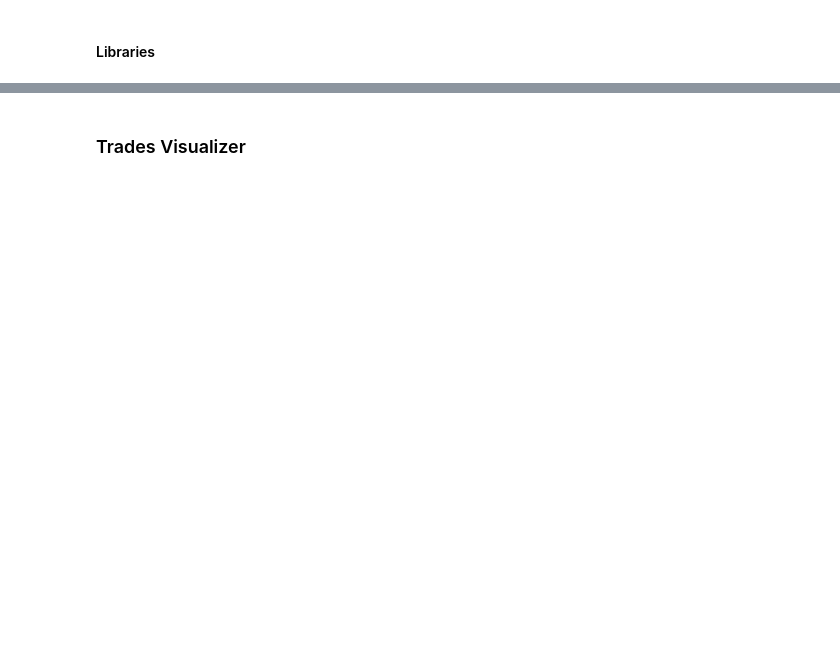
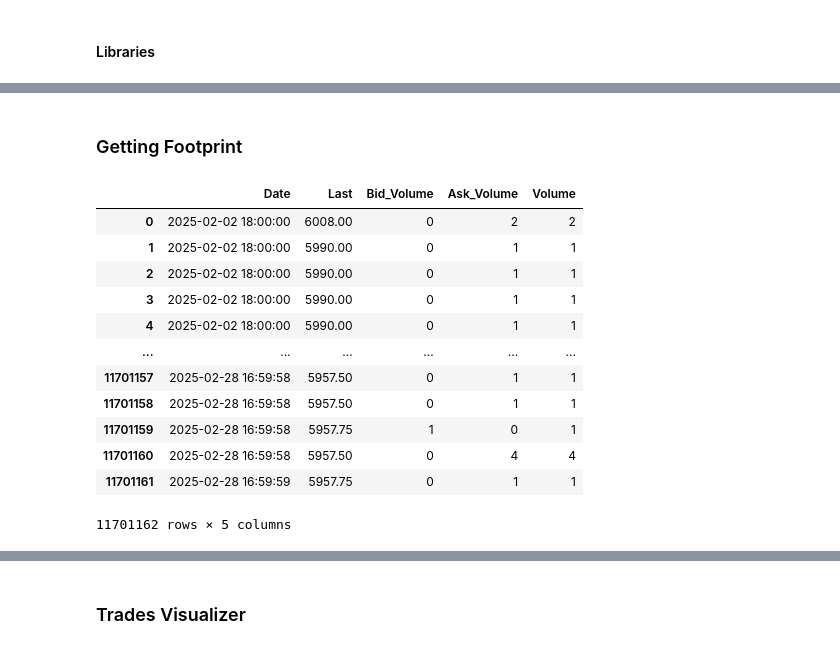
Before and after one commit to mostoro/DeltaX, a Jupyter notebook: deltax.ipynb, the cells around one changed output, grey strips where cells are left out. Drawn from its saved outputs; the diff is of its cells as text; code cells hidden in the pictures; blank space fills up the shorter version.

Commit message:
Getting footprint, previous tests were not based on it, they were wrong

```diff
--- a/deltax.ipynb
+++ b/deltax.ipynb
@@ -383,0 +25,20 @@ percentaje_profitable: 37.90
+# %% [markdown]
+### Getting Footprint
+# %%
+import pandas as pd
+ticks = pd.read_csv(r'/Users/mostoro/Library/CloudStorage/OneDrive-Personal/11 SHARING/Carpe Diem Society/Trading/PYTHON/MOSTORO/Code/Strategies/Data/archive/Initiative (Volume Profile)/Drafts/MES_02_2025.csv')
+ticks
+# %% [output]
+|  | Date | Last | Bid_Volume | Ask_Volume | Volume |
+| 0 | 2025-02-02 18:00:00 | 6008.00 | 0 | 2 | 2 |
+| 1 | 2025-02-02 18:00:00 | 5990.00 | 0 | 1 | 1 |
+| 2 | 2025-02-02 18:00:00 | 5990.00 | 0 | 1 | 1 |
+| 3 | 2025-02-02 18:00:00 | 5990.00 | 0 | 1 | 1 |
+| 4 | 2025-02-02 18:00:00 | 5990.00 | 0 | 1 | 1 |
+| ... | ... | ... | ... | ... | ... |
+| 11701157 | 2025-02-28 16:59:58 | 5957.50 | 0 | 1 | 1 |
+| 11701158 | 2025-02-28 16:59:58 | 5957.50 | 0 | 1 | 1 |
+| 11701159 | 2025-02-28 16:59:58 | 5957.75 | 1 | 0 | 1 |
+| 11701160 | 2025-02-28 16:59:58 | 5957.50 | 0 | 4 | 4 |
+| 11701161 | 2025-02-28 16:59:59 | 5957.75 | 0 | 1 | 1 |
+11701162 rows × 5 columns
```
Also changed, not shown: parts of 13 cells of this notebook.
